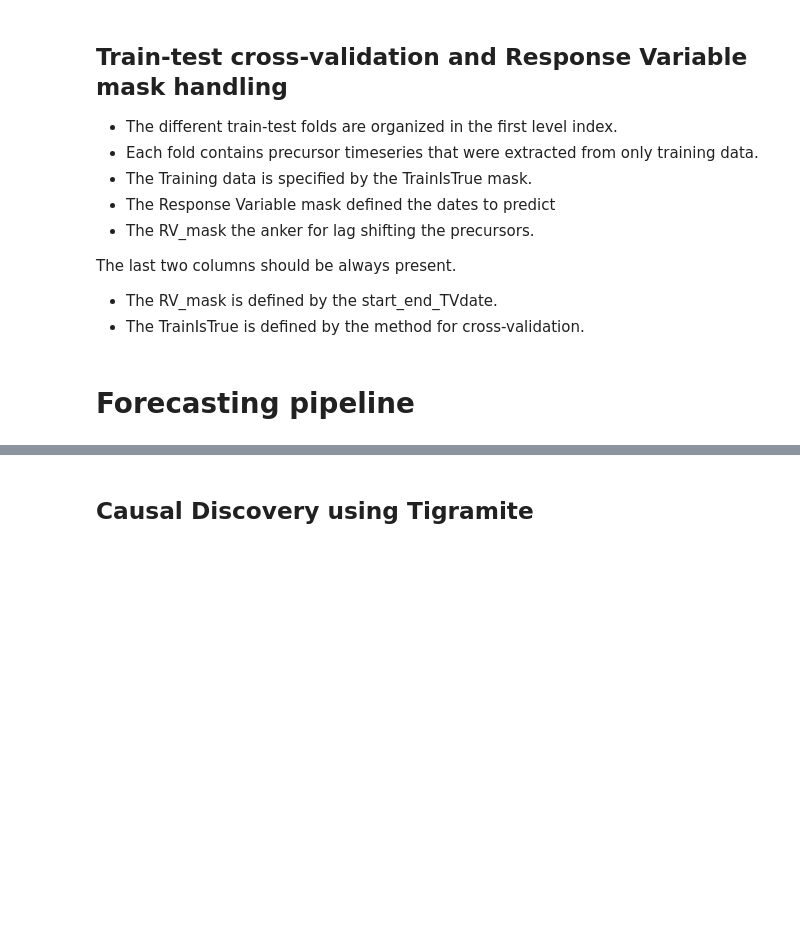
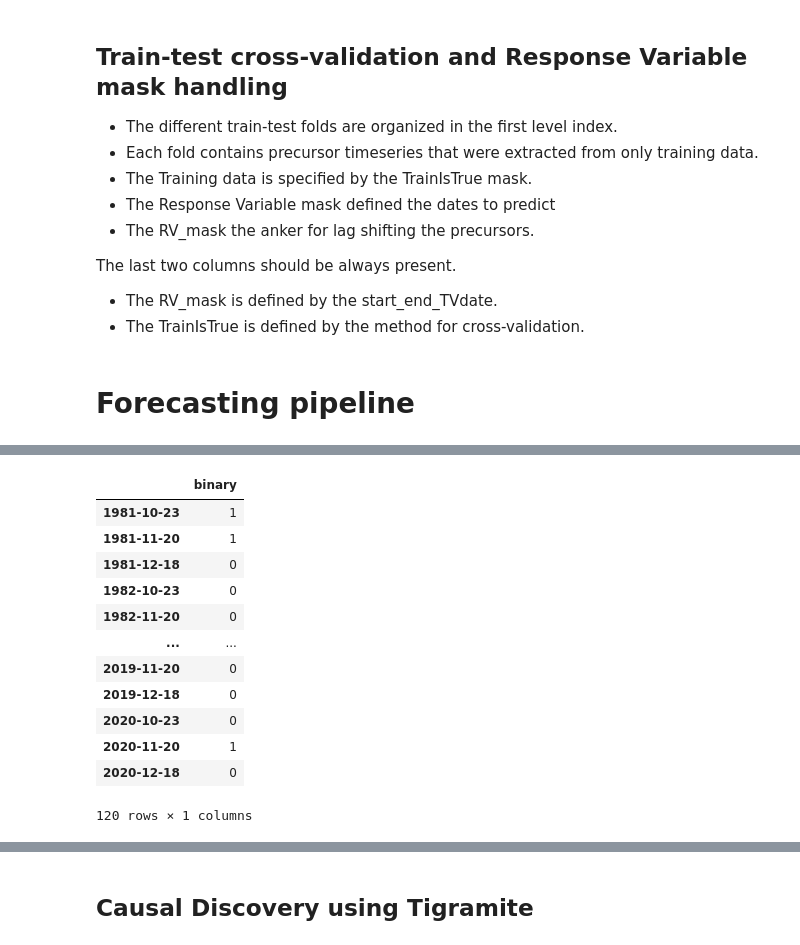
Before and after one commit to AI4S2S/Lorentz_proto, a Jupyter notebook: Lorentz_sem.ipynb, the cells around one changed output, grey strips where cells are left out. Saved outputs shown, nothing was run; the diff lists cells and outputs as text; code cells hidden in the pictures; blank space fills up the shorter version.

```diff
--- a/Lorentz_sem.ipynb
+++ b/Lorentz_sem.ipynb
@@ -137,0 +199,16 @@ The last two columns should be always present.
+# %%
+model_lags['lag_1']['split_0'].target
+# %% [output]
+|  | binary |
+| 1981-10-23 | 1 |
+| 1981-11-20 | 1 |
+| 1981-12-18 | 0 |
+| 1982-10-23 | 0 |
+| 1982-11-20 | 0 |
+| ... | ... |
+| 2019-11-20 | 0 |
+| 2019-12-18 | 0 |
+| 2020-10-23 | 0 |
+| 2020-11-20 | 1 |
+| 2020-12-18 | 0 |
+120 rows × 1 columns
```
Also changed, not shown: parts of 13 cells of this notebook.
